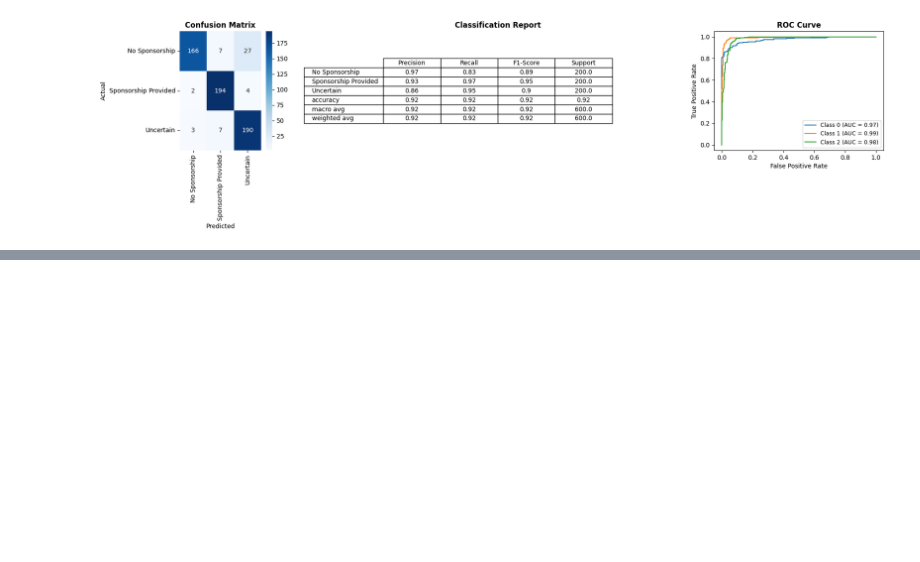
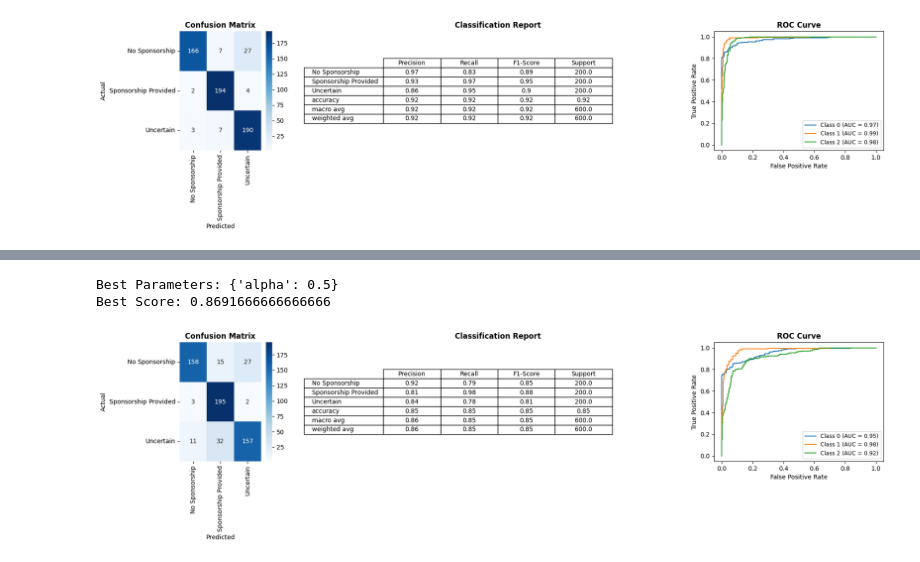
Before and after one commit to rsgGit/job-search, a Jupyter notebook: notebooks/text_classification_model.ipynb, the cells around one changed output, grey strips where cells are left out. Drawn from its saved outputs; the diff is of its cells as text; code cells hidden in the pictures; blank space fills up the shorter version.

```diff
--- a/notebooks/text_classification_model.ipynb
+++ b/notebooks/text_classification_model.ipynb
@@ -205,0 +193,18 @@ display_results(svm_model_y_scores, y_test, svm_model_y_pred)
+# %%
+nb_param_grid = {'alpha': [0.01, 0.1, 0.5, 1.0, 2.0, 5.0]}
+nb_random_search = RandomizedSearchCV(nb_model, nb_param_grid, n_iter=2000, cv=5, scoring='accuracy', n_jobs=-1, random_state=42)
+nb_random_search.fit(x_train, y_train)
+print("Best Parameters:",nb_random_search.best_params_)
+print("Best Score:", nb_random_search.best_score_)
+# %% [output]
+Best Parameters: {'alpha': 0.5}
+Best Score: 0.8691666666666666
+# %%
+nb_model = MultinomialNB(alpha=nb_random_search.best_params_['alpha'])
+nb_model.fit(x_train, y_train)
+nb_model_y_pred = nb_model.predict(x_test)
+nb_model_y_scores = nb_model.predict_proba(x_test)
+# %%
+display_results(nb_model_y_scores, y_test, nb_model_y_pred)
+# %% [output]
+[figure, added]
```
Also changed, not shown: parts of 19 cells of this notebook, 1 other file.
